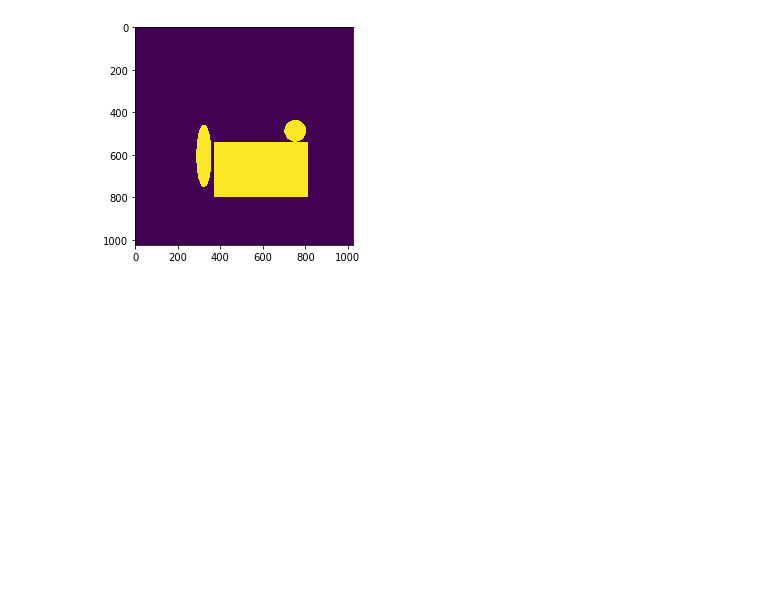
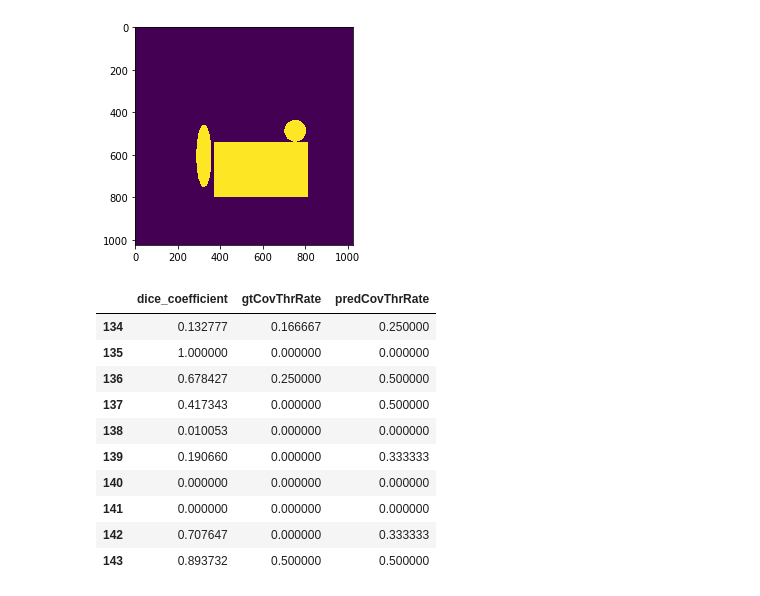
Before and after one commit to ZlodeiBaal/hack2020, a Jupyter notebook: notebooks/quality_estimator.ipynb, the cells around one changed output. Cells and saved outputs as stored; diff of their text form; code cells hidden in the pictures; blank space fills up the shorter version.

Commit message:
coverage thresholded instancewise metrics added

```diff
--- a/notebooks/quality_estimator.ipynb
+++ b/notebooks/quality_estimator.ipynb
@@ -142,25 +142,51 @@ class BaseQualityEstimator(BaseEstimator, ClassifierMixin):
 
             def _match2gtCoverageRate(matches):
 
+                coverage_binarization_threshold = 0.7
+
                 gt_matches = matches[0]
                 gt_unmatched = matches[2]
 
+                binary_coverage_instance_list = []
                 for gt_instance_matching in gt_matches:
                     instance = gt_instance_matching[0]
                     predictions = gt_instance_matching[1]
 
-
-                    np.sum(predictions, axis=0, dtype=bool)
+                    instance_coverage = np.sum(instance&np.sum(predictions, axis=0, dtype=bool))/np.sum(instance)
+                    binary_coverage_instance_list.append(instance_coverage>coverage_binarization_threshold)
 
                 n_gt_matched = len(gt_matches)
                 n_gt_unmatched = len(gt_unmatched)
 
-                return (n_gt_matched + 1) / (n_gt_matched + n_gt_unmatched + 1)
+
+                return np.sum(binary_coverage_instance_list) / (n_gt_matched + n_gt_unmatched + 1)
+
+            def _match2predCoverageRate(matches):
+
+                coverage_binarization_threshold = 0.3
+
+                pred_matches   = matches[1]
+                pred_unmatched = matches[3]
+
+                binary_coverage_instance_list = []
+                for pred_instance_matching in pred_matches:
+                    instance    = pred_instance_matching[0]
+                    gts = pred_instance_matching[1]
+
+                    instance_coverage = np.sum(instance&np.sum(gts, axis=0, dtype=bool))/np.sum(instance)
+                    binary_coverage_instance_list.append(instance_coverage>coverage_binarization_threshold)
+
+                n_pred_matched = len(pred_matches)
+                n_pred_unmatched = len(pred_unmatched)
+
+
+                return np.sum(binary_coverage_instance_list) / (n_pred_matched + n_pred_unmatched + 1)
 
             tpr = _match2tpr(matching[0])
             fnr = _match2fnr(matching[0])
-
-            return {"tpr": tpr, "fnr": fnr}
+            gtCovThrRate   = _match2gtCoverageRate(matching[0])
+            predCovThrRate = _match2predCoverageRate(matching[0])
+            return {"gtCovThrRate": gtCovThrRate, "predCovThrRate": predCovThrRate}
 
         metrics_computed = []
 
@@ -230,12 +256,12 @@ y = np.array(full_y)
 X_train, X_eval, Xy_train, Xy_eval, y_train, y_eval = train_test_split(X, Xy, y, test_size=0.2, random_state=9)
 # %%
 q_clf = BaseQualityEstimator(metrics=["dice_coefficient",
-                                      "mae", "mse",
+                                      #"mae", "mse",
 #                                       "hausdorff_distance",
 #                                       "surface_distances",
 #                                       "assd"
                                      ],
-                             unary_metrics=["area"],
+                             unary_metrics=[],#["area"],
                              meta_clf=LGBMClassifier(max_depth=3))
 # %%
 X_train.shape, Xy_train.shape, y_train.shape
@@ -295,3 +321,17 @@ plt.show()
 # %% [output]
 [figure]
 [figure]
+# %%
+q_clf.X_metrics.tail(10)
+# %% [output]
+|  | dice_coefficient | gtCovThrRate | predCovThrRate |
+| 134 | 0.132777 | 0.166667 | 0.250000 |
+| 135 | 1.000000 | 0.000000 | 0.000000 |
+| 136 | 0.678427 | 0.250000 | 0.500000 |
+| 137 | 0.417343 | 0.000000 | 0.500000 |
+| 138 | 0.010053 | 0.000000 | 0.000000 |
+| 139 | 0.190660 | 0.000000 | 0.333333 |
+| 140 | 0.000000 | 0.000000 | 0.000000 |
+| 141 | 0.000000 | 0.000000 | 0.000000 |
+| 142 | 0.707647 | 0.000000 | 0.333333 |
+| 143 | 0.893732 | 0.500000 | 0.500000 |
```
Also changed, not shown: parts of 3 cells of this notebook.
